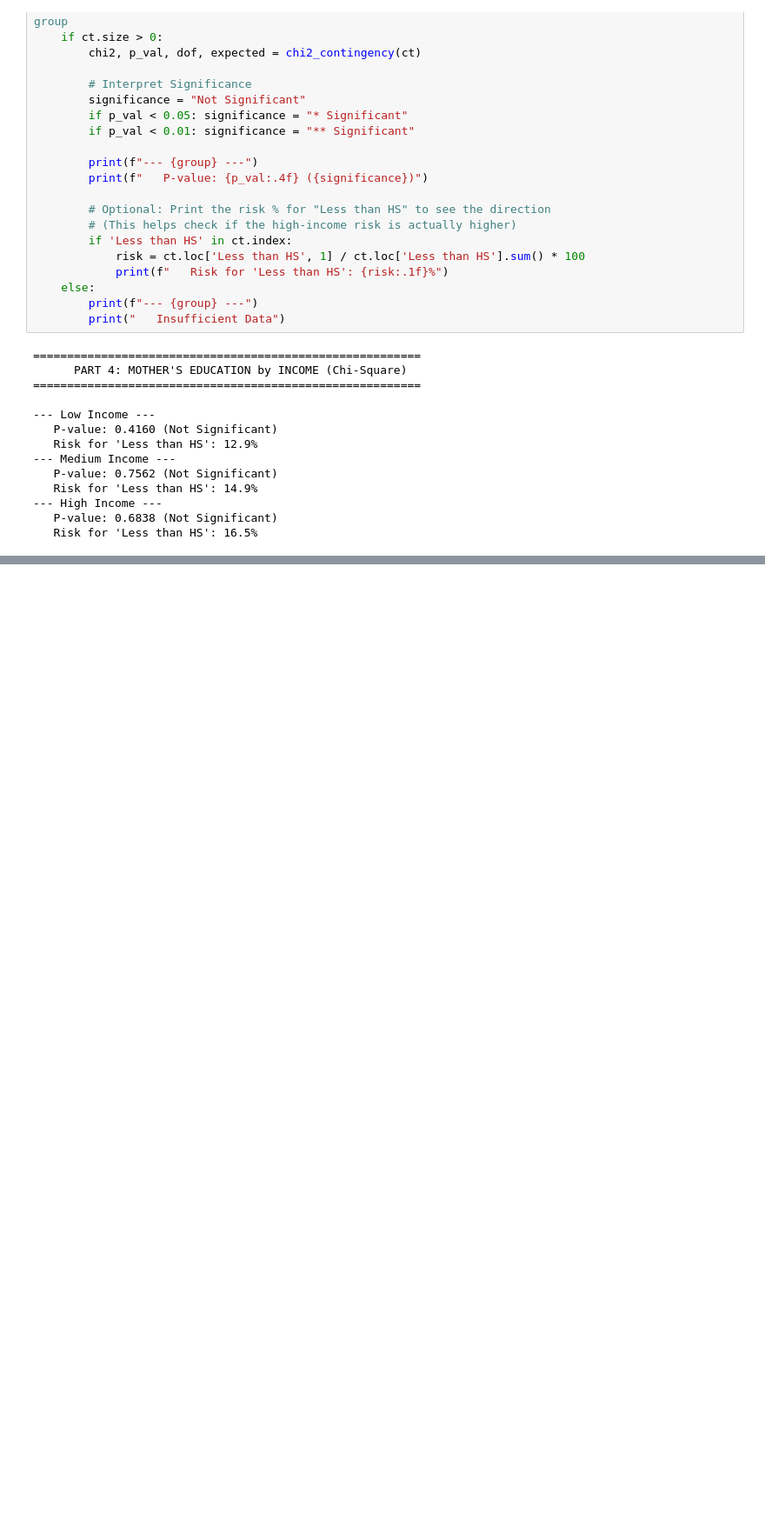
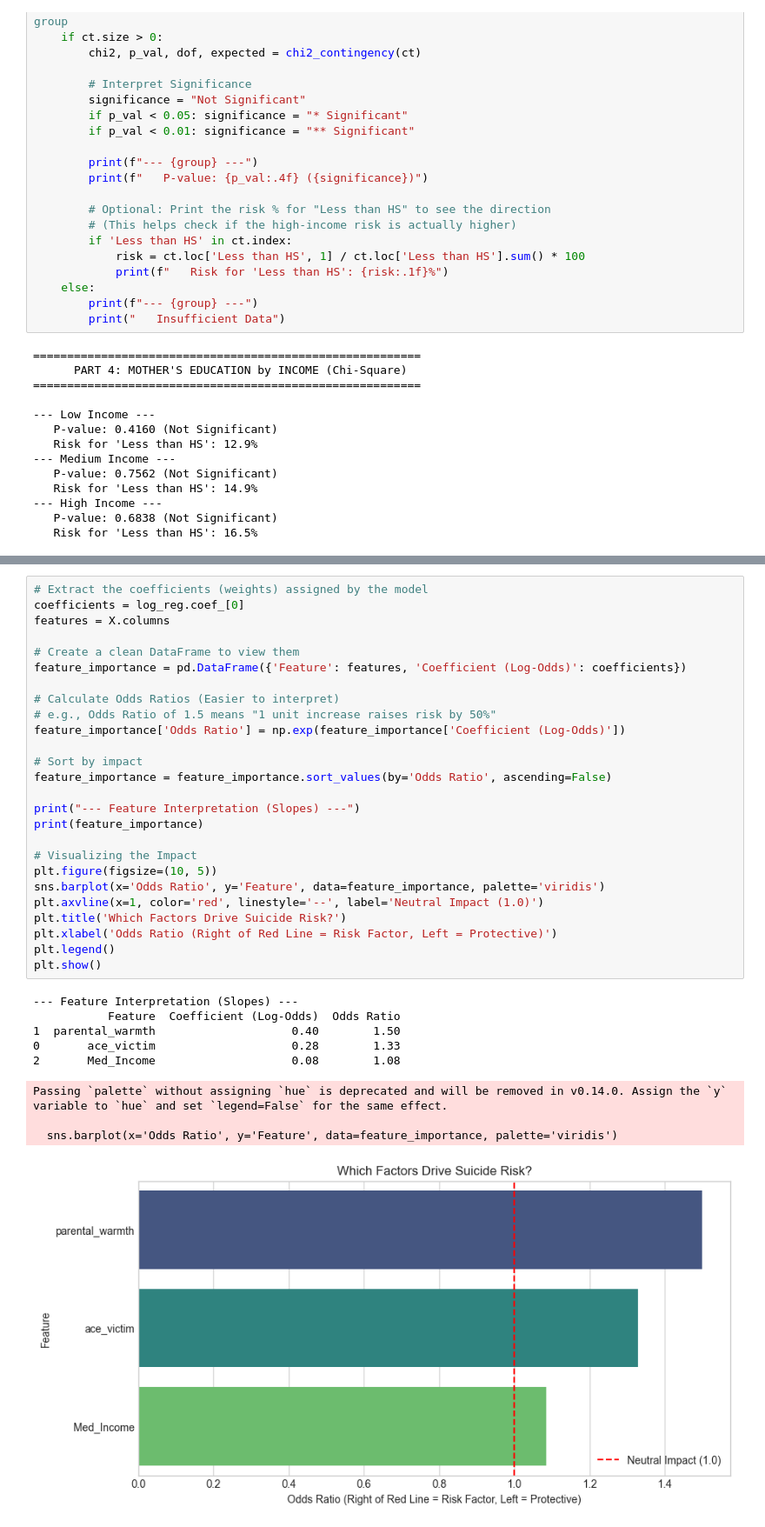
Before and after one commit to usef1ens/Suicide-Prediction, a Jupyter notebook: DataAnalysis.ipynb, the cells around one changed output, grey strips where cells are left out. Shown at 87% size. Saved outputs shown, nothing was run; the diff lists cells and outputs as text; blank space fills up the shorter version.

```diff
--- a/DataAnalysis.ipynb
+++ b/DataAnalysis.ipynb
@@ -1685,0 +1770,36 @@ for group in income_groups:
+# %%
+# Extract the coefficients (weights) assigned by the model
+coefficients = log_reg.coef_[0]
+features = X.columns
+
+# Create a clean DataFrame to view them
+feature_importance = pd.DataFrame({'Feature': features, 'Coefficient (Log-Odds)': coefficients})
+
+# Calculate Odds Ratios (Easier to interpret)
+# e.g., Odds Ratio of 1.5 means "1 unit increase raises risk by 50%"
+feature_importance['Odds Ratio'] = np.exp(feature_importance['Coefficient (Log-Odds)'])
+
+# Sort by impact
+feature_importance = feature_importance.sort_values(by='Odds Ratio', ascending=False)
+
+print("--- Feature Interpretation (Slopes) ---")
+print(feature_importance)
+
+# Visualizing the Impact
+plt.figure(figsize=(10, 5))
+sns.barplot(x='Odds Ratio', y='Feature', data=feature_importance, palette='viridis')
+plt.axvline(x=1, color='red', linestyle='--', label='Neutral Impact (1.0)')
+plt.title('Which Factors Drive Suicide Risk?')
+plt.xlabel('Odds Ratio (Right of Red Line = Risk Factor, Left = Protective)')
+plt.legend()
+plt.show()
+# %% [output]
+--- Feature Interpretation (Slopes) ---
+           Feature  Coefficient (Log-Odds)  Odds Ratio
+1  parental_warmth                    0.40        1.50
+0       ace_victim                    0.28        1.33
+2       Med_Income                    0.08        1.08
+Passing `palette` without assigning `hue` is deprecated and will be removed in v0.14.0. Assign the `y` variable to `hue` and set `legend=False` for the same effect.
+
+  sns.barplot(x='Odds Ratio', y='Feature', data=feature_importance, palette='viridis')
+[figure, added]
```
Also changed, not shown: parts of 6 cells of this notebook, 2 other files.
